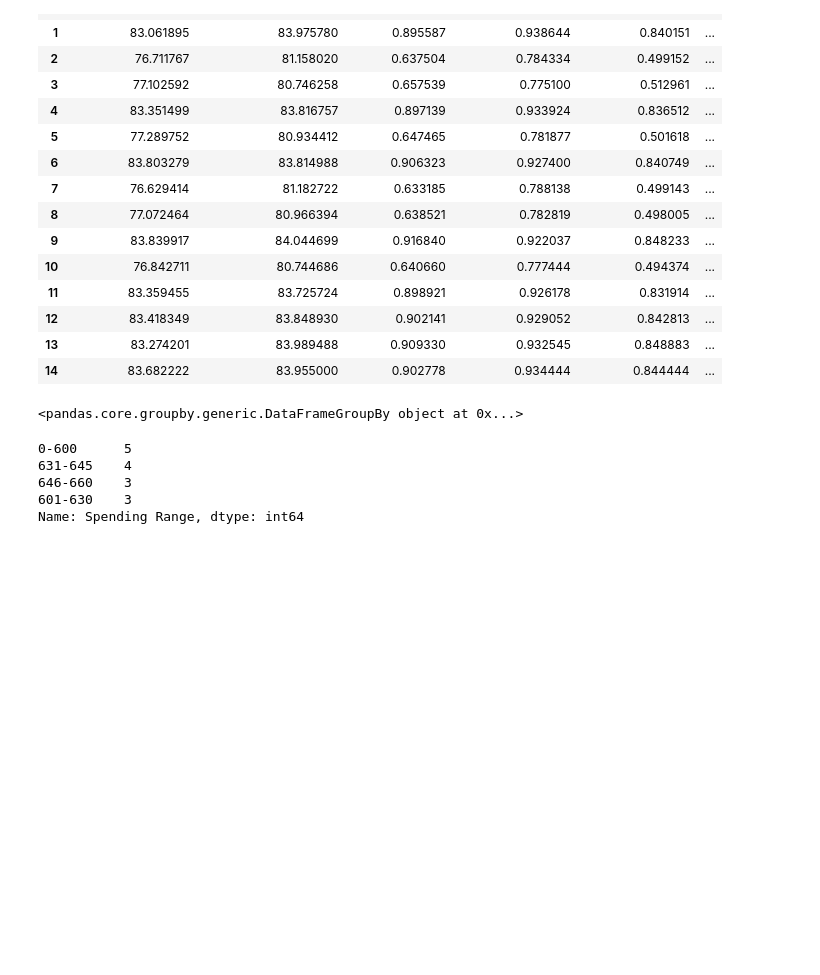
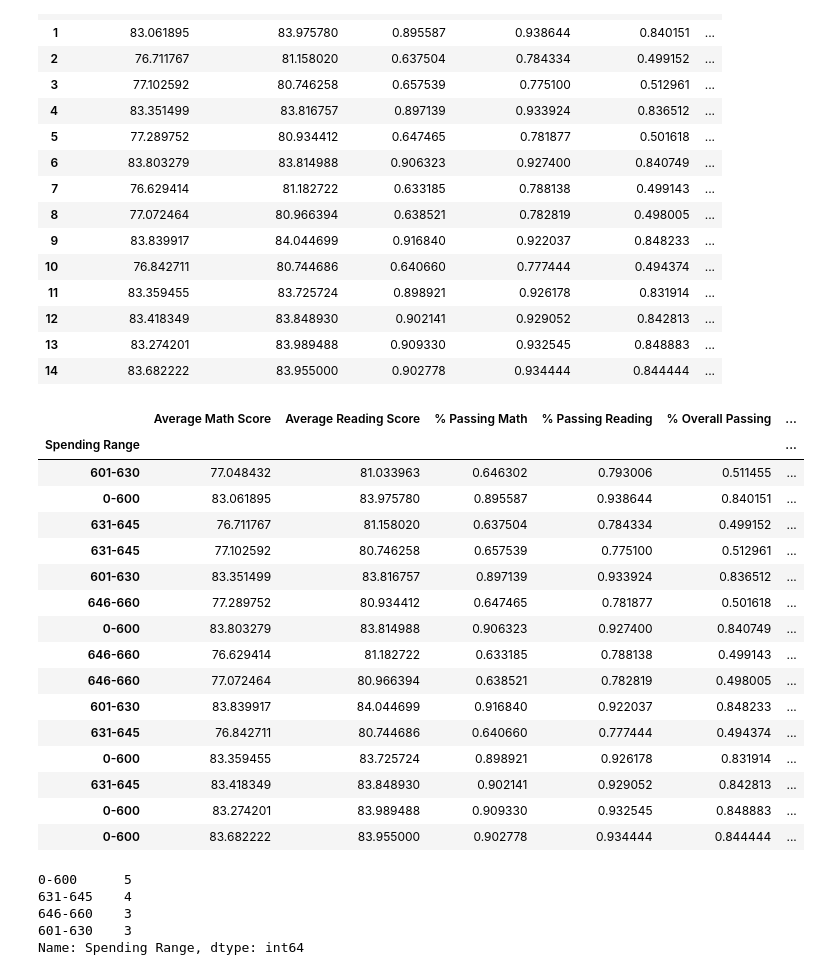
Before and after one commit to juliabrunett/pandas-challenge, a Jupyter notebook: PyCitySchools/PyCitySchools.ipynb, the cells around one changed output. Cells and saved outputs as stored; diff of their text form; code cells hidden in the pictures; blank space fills up the shorter version.

```diff
--- a/PyCitySchools/PyCitySchools.ipynb
+++ b/PyCitySchools/PyCitySchools.ipynb
@@ -575,12 +575,31 @@ See the caveats in the documentation: https://pandas.pydata.org/pandas-docs/stab
 | 12 | 83.418349 | 83.848930 | 0.902141 | 0.929052 | 0.842813 | ... |
 | 13 | 83.274201 | 83.989488 | 0.909330 | 0.932545 | 0.848883 | ... |
 | 14 | 83.682222 | 83.955000 | 0.902778 | 0.934444 | 0.844444 | ... |
+# %%
+# Set Index to Spending Range
+spending_df.set_index("Spending Range")
+# %% [output]
+|  | Average Math Score | Average Reading Score | % Passing Math | % Passing Reading | % Overall Passing | ... |
+| Spending Range |  |  |  |  |  | ... |
+| 601-630 | 77.048432 | 81.033963 | 0.646302 | 0.793006 | 0.511455 | ... |
+| 0-600 | 83.061895 | 83.975780 | 0.895587 | 0.938644 | 0.840151 | ... |
+| 631-645 | 76.711767 | 81.158020 | 0.637504 | 0.784334 | 0.499152 | ... |
+| 631-645 | 77.102592 | 80.746258 | 0.657539 | 0.775100 | 0.512961 | ... |
+| 601-630 | 83.351499 | 83.816757 | 0.897139 | 0.933924 | 0.836512 | ... |
+| 646-660 | 77.289752 | 80.934412 | 0.647465 | 0.781877 | 0.501618 | ... |
+| 0-600 | 83.803279 | 83.814988 | 0.906323 | 0.927400 | 0.840749 | ... |
+| 646-660 | 76.629414 | 81.182722 | 0.633185 | 0.788138 | 0.499143 | ... |
+| 646-660 | 77.072464 | 80.966394 | 0.638521 | 0.782819 | 0.498005 | ... |
+| 601-630 | 83.839917 | 84.044699 | 0.916840 | 0.922037 | 0.848233 | ... |
+| 631-645 | 76.842711 | 80.744686 | 0.640660 | 0.777444 | 0.494374 | ... |
+| 0-600 | 83.359455 | 83.725724 | 0.898921 | 0.926178 | 0.831914 | ... |
+| 631-645 | 83.418349 | 83.848930 | 0.902141 | 0.929052 | 0.842813 | ... |
+| 0-600 | 83.274201 | 83.989488 | 0.909330 | 0.932545 | 0.848883 | ... |
+| 0-600 | 83.682222 | 83.955000 | 0.902778 | 0.934444 | 0.844444 | ... |
 # %%
 # Group By Spending Range
-spending_groupby = spending_df.groupby(["Spending Range"])
-spending_groupby
+#spending_groupby = spending_df.groupby(["Spending Range"])
+#spending_groupby.head(15)
-# %% [output]
-<pandas.core.groupby.generic.DataFrameGroupBy object at 0x...>
 # %%
 # Count amount in Spending Range bins
 spending_df["Spending Range"].value_counts()
```
Also changed, not shown: parts of 4 cells of this notebook.
